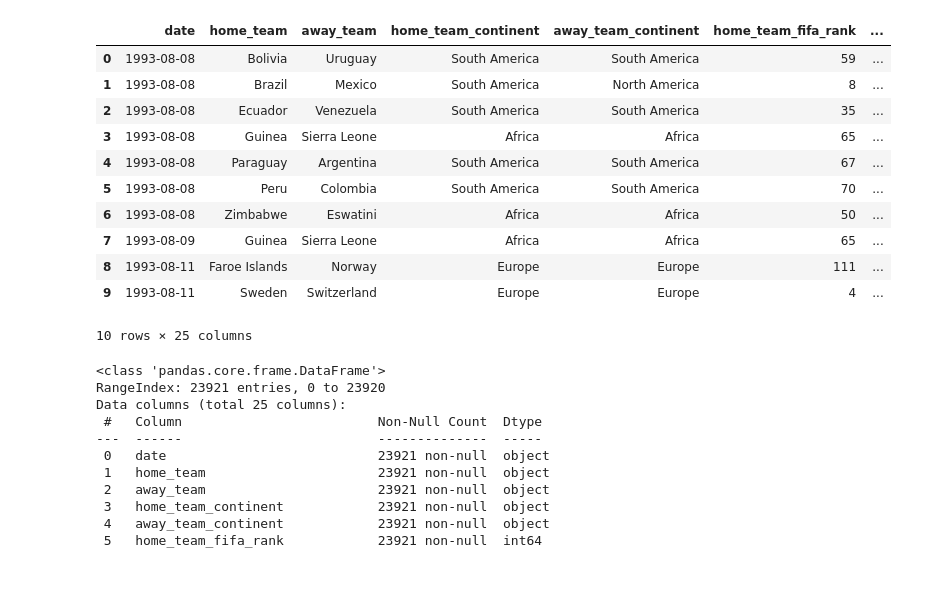
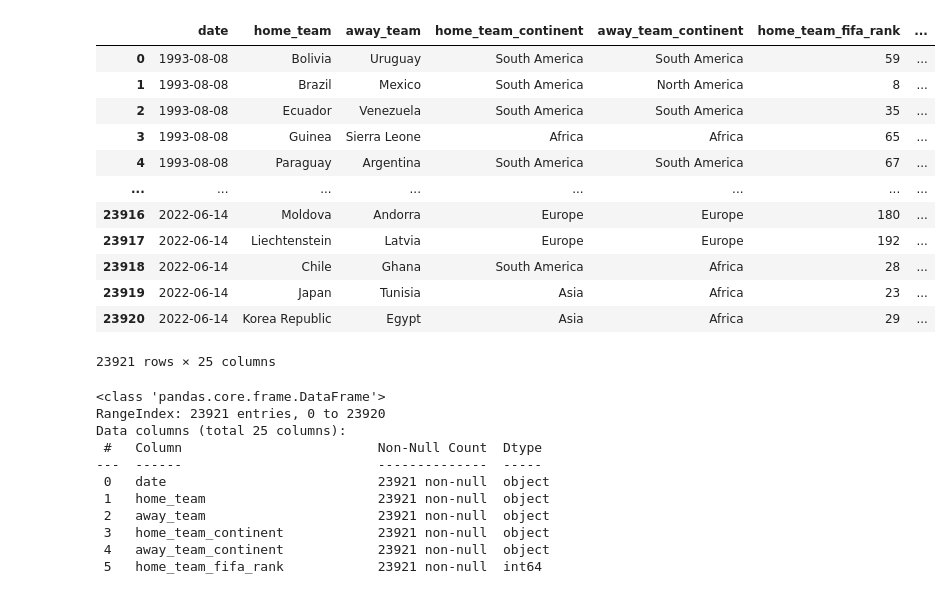
Before and after one commit to javierdamiani/fifa_games, a Jupyter notebook: Fifa.ipynb, the cells around one changed output. Drawn from its saved outputs; the diff is of its cells as text; code cells hidden in the pictures.

```diff
--- a/Fifa.ipynb
+++ b/Fifa.ipynb
@@ -6,20 +6,21 @@ import numpy as np
 # %%
 df= pd.read_csv('international_matches.csv')
 # %%
-df.head(10)
+df
 # %% [output]
 |  | date | home_team | away_team | home_team_continent | away_team_continent | home_team_fifa_rank | ... |
 | 0 | 1993-08-08 | Bolivia | Uruguay | South America | South America | 59 | ... |
 | 1 | 1993-08-08 | Brazil | Mexico | South America | North America | 8 | ... |
 | 2 | 1993-08-08 | Ecuador | Venezuela | South America | South America | 35 | ... |
 | 3 | 1993-08-08 | Guinea | Sierra Leone | Africa | Africa | 65 | ... |
 | 4 | 1993-08-08 | Paraguay | Argentina | South America | South America | 67 | ... |
-| 5 | 1993-08-08 | Peru | Colombia | South America | South America | 70 | ... |
-| 6 | 1993-08-08 | Zimbabwe | Eswatini | Africa | Africa | 50 | ... |
-| 7 | 1993-08-09 | Guinea | Sierra Leone | Africa | Africa | 65 | ... |
-| 8 | 1993-08-11 | Faroe Islands | Norway | Europe | Europe | 111 | ... |
-| 9 | 1993-08-11 | Sweden | Switzerland | Europe | Europe | 4 | ... |
+| ... | ... | ... | ... | ... | ... | ... | ... |
+| 23916 | 2022-06-14 | Moldova | Andorra | Europe | Europe | 180 | ... |
+| 23917 | 2022-06-14 | Liechtenstein | Latvia | Europe | Europe | 192 | ... |
+| 23918 | 2022-06-14 | Chile | Ghana | South America | Africa | 28 | ... |
+| 23919 | 2022-06-14 | Japan | Tunisia | Asia | Africa | 23 | ... |
+| 23920 | 2022-06-14 | Korea Republic | Egypt | Asia | Africa | 29 | ... |
-10 rows × 25 columns
+23921 rows × 25 columns
 # %%
 df.info()
 # %% [output]
```
Also changed, not shown: parts of 20 cells of this notebook.
